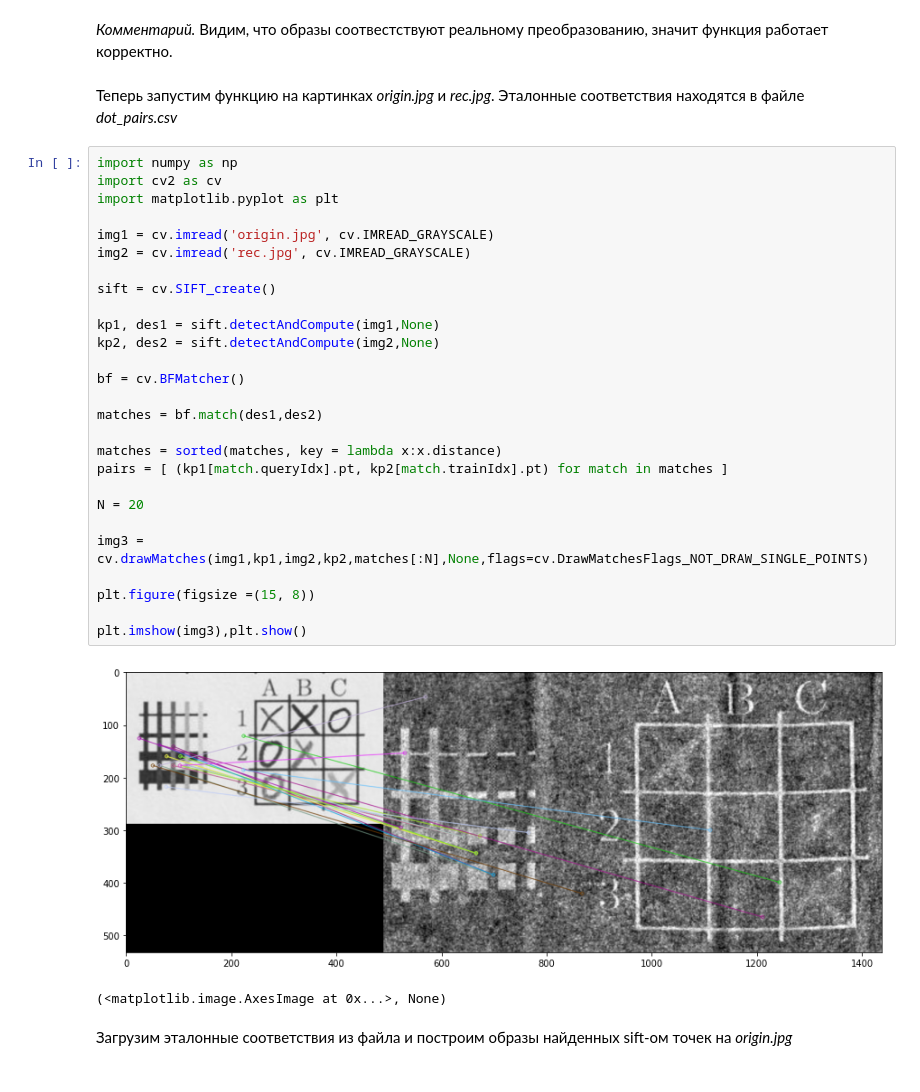
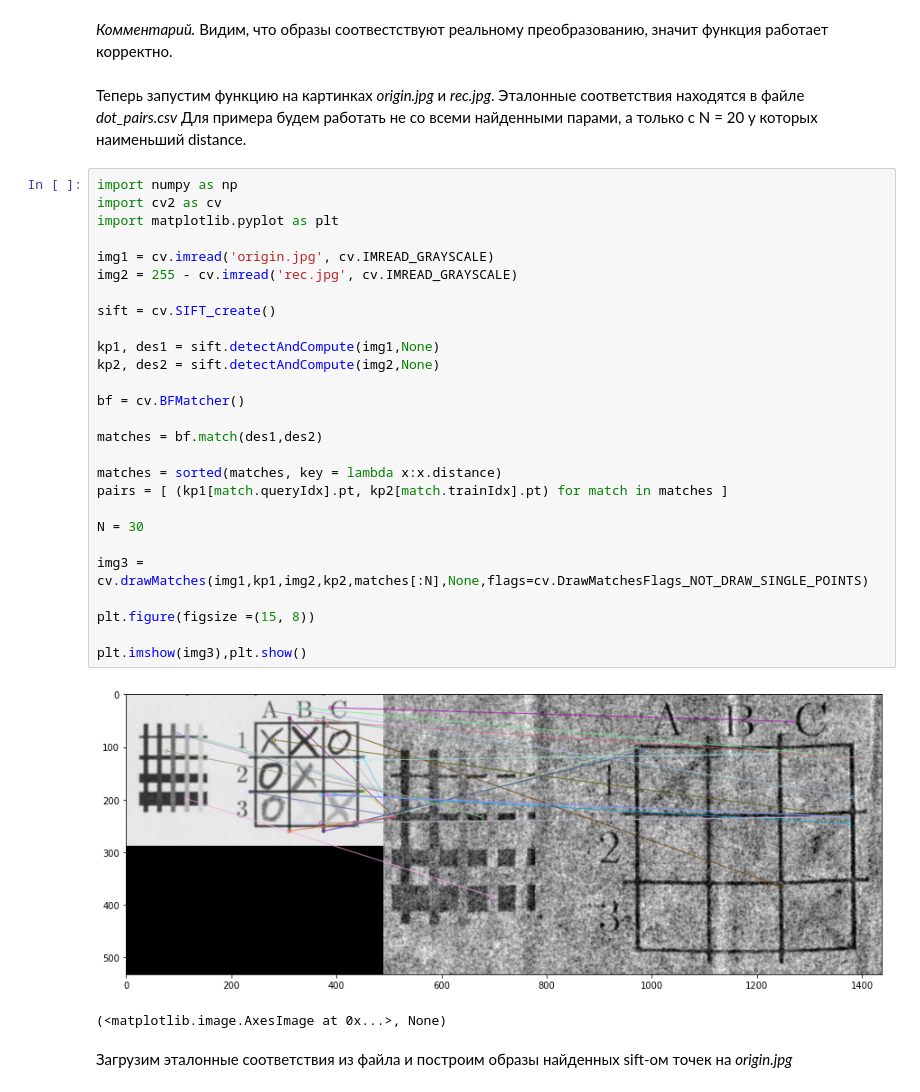
Before and after one commit to valkon29/innprac, a Jupyter notebook: notebook.ipynb, the cells around one changed output. Drawn from its saved outputs; the diff is of its cells as text.

```diff
--- a/notebook.ipynb
+++ b/notebook.ipynb
@@ -96,36 +96,36 @@ axarr[1].imshow(rotated_img)
 # %% [markdown]
 _Комментарий._ Видим, что образы соотвестствуют реальному преобразованию, значит функция работает корректно.
 # %% [markdown]
-Теперь запустим функцию на картинках _origin.jpg_ и _rec.jpg_. Эталонные соответствия находятся в файле _dot_pairs.csv_
+Теперь запустим функцию на картинках _origin.jpg_ и _rec.jpg_. Эталонные соответствия находятся в файле _dot_pairs.csv_ Для примера будем работать не со всеми найденными парами, а только с N = 20 у которых наименьший distance.
 # %%
 import numpy as np
 import cv2 as cv
 import matplotlib.pyplot as plt
 
 img1 = cv.imread('origin.jpg', cv.IMREAD_GRAYSCALE)
-img2 = cv.imread('rec.jpg', cv.IMREAD_GRAYSCALE)
+img2 = 255 - cv.imread('rec.jpg', cv.IMREAD_GRAYSCALE)
 
 sift = cv.SIFT_create()
 
 kp1, des1 = sift.detectAndCompute(img1,None)
 kp2, des2 = sift.detectAndCompute(img2,None)
 
 bf = cv.BFMatcher()
 
 matches = bf.match(des1,des2)
 
 matches = sorted(matches, key = lambda x:x.distance)
 pairs = [ (kp1[match.queryIdx].pt, kp2[match.trainIdx].pt) for match in matches ]
 
-N = 20
+N = 30
 
 img3 = cv.drawMatches(img1,kp1,img2,kp2,matches[:N],None,flags=cv.DrawMatchesFlags_NOT_DRAW_SINGLE_POINTS)
 
 plt.figure(figsize =(15, 8))
 
 plt.imshow(img3),plt.show()
 # %% [output]
-[figure, old version]
+[figure, new version]
 (<matplotlib.image.AxesImage at 0x...>, None)
 # %% [markdown]
 Загрузим эталонные соответствия из файла и построим образы найденных sift-ом точек на _origin.jpg_
```
Also changed, not shown: parts of 4 cells of this notebook.
